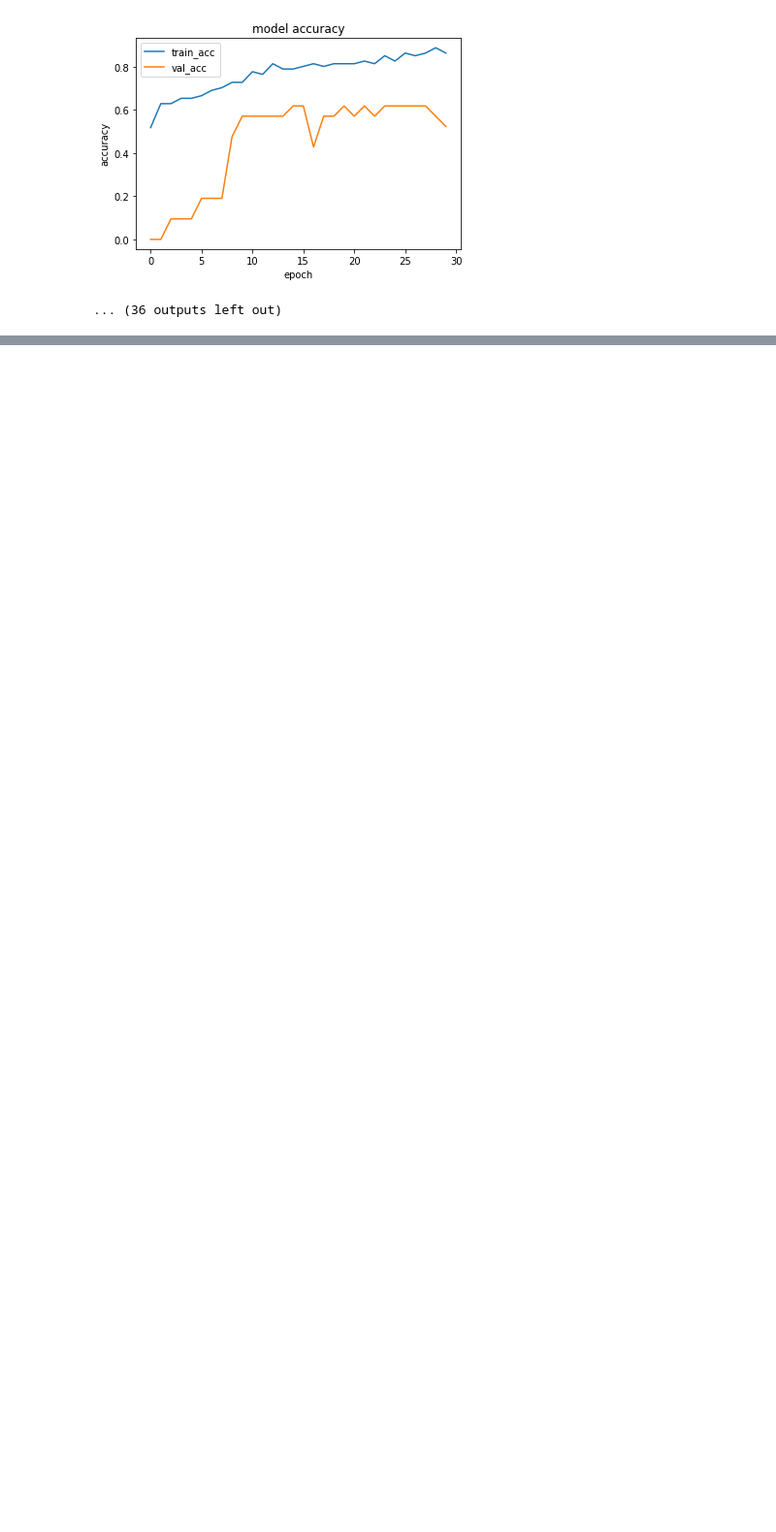
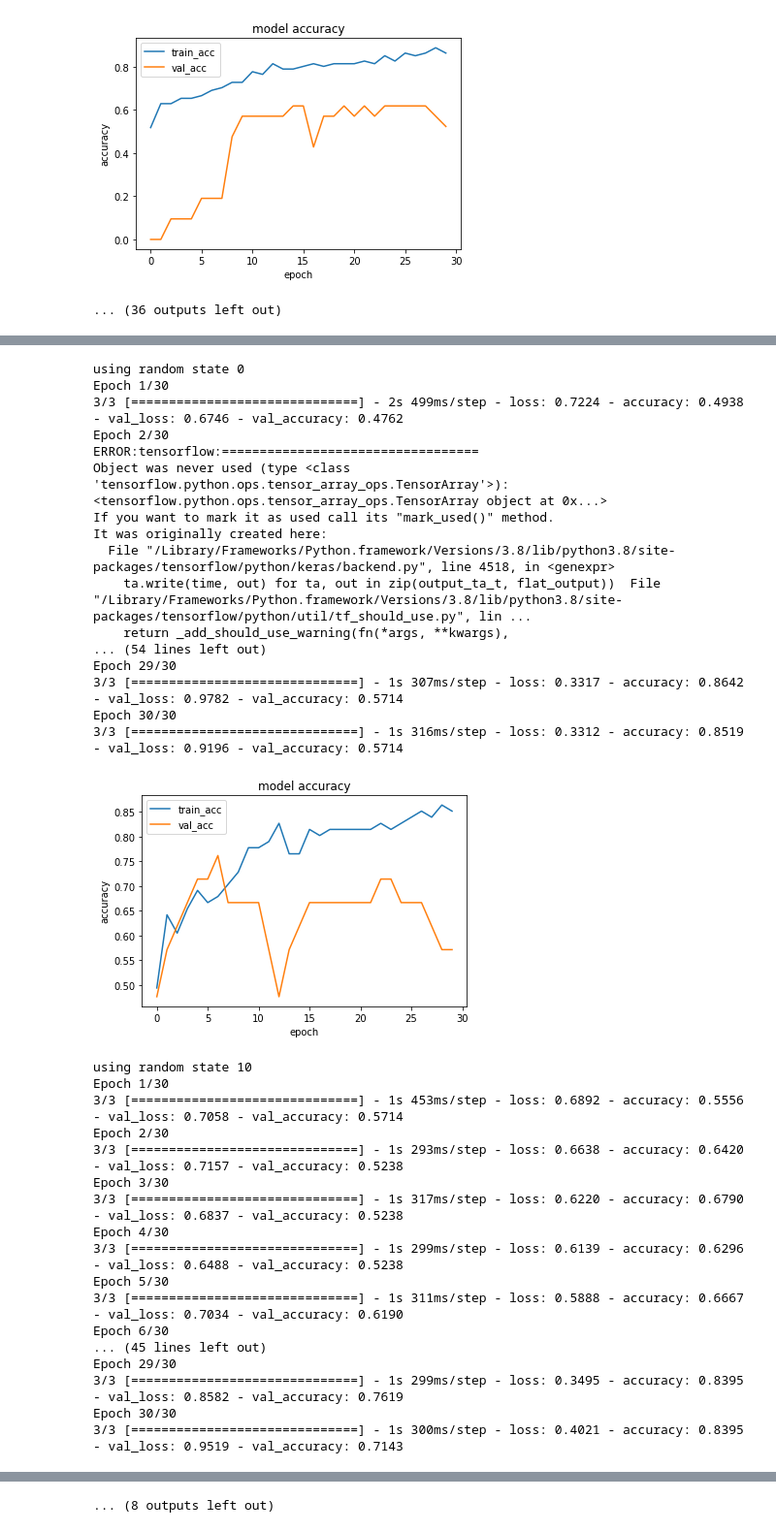
Before and after one commit to anish-lakkapragada/Hand-Classification-For-Autism-Diagnosis, a Jupyter notebook: Hand Flapping Classifier_2.ipynb, the cells around one changed output, grey strips where cells are left out. Shown at 97% size. Saved outputs shown, nothing was run; the diff lists cells and outputs as text; code cells hidden in the pictures; blank space fills up the shorter version.

```diff
--- a/Hand Flapping Classifier_2.ipynb
+++ b/Hand Flapping Classifier_2.ipynb
@@ -510,6 +519,51 @@ KeyboardInterrupt:
 # %%
 from sklearn.model_selection import train_test_split
 for random_state in [0, 10, 20, 30, 40, 50, 60, 70, 80, 90]:
     print(f"using random state {random_state}")
-    X_train, X_test, y_train, y_test = train_test_split(X, y, test_size = 0.2, random_state=100)
+    X_train, X_test, y_train, y_test = train_test_split(X, y, test_size = 0.2, random_state=random_state)
+    model = tf.keras.models.Sequential([
+        tf.keras.layers.LSTM(64, return_sequences = True),
+        tf.keras.layers.LSTM(128, return_sequences=False),
+        tf.keras.layers.Dense(1, activation = "sigmoid")
+    ])
+    model.compile(loss = "binary_crossentropy", optimizer = "Adam", metrics = ['accuracy'])
+
     history = model.fit(X_train, y_train, validation_data=(X_test, y_test), epochs = 30)
+
+    plot(history)
+# %% [output]
+using random state 0
+Epoch 1/30
+3/3 [==============================] - 2s 499ms/step - loss: 0.7224 - accuracy: 0.4938 - val_loss: 0.6746 - val_accuracy: 0.4762
+Epoch 2/30
+ERROR:tensorflow:==================================
+Object was never used (type <class 'tensorflow.python.ops.tensor_array_ops.TensorArray'>):
+<tensorflow.python.ops.tensor_array_ops.TensorArray object at 0x...>
+If you want to mark it as used call its "mark_used()" method.
+It was originally created here:
+  File "/Library/Frameworks/Python.framework/Versions/3.8/lib/python3.8/site-packages/tensorflow/python/keras/backend.py", line 4518, in <genexpr>
+    ta.write(time, out) for ta, out in zip(output_ta_t, flat_output))  File "/Library/Frameworks/Python.framework/Versions/3.8/lib/python3.8/site-packages/tensorflow/python/util/tf_should_use.py", lin ...
+    return _add_should_use_warning(fn(*args, **kwargs),
+... (54 lines left out)
+Epoch 29/30
+3/3 [==============================] - 1s 307ms/step - loss: 0.3317 - accuracy: 0.8642 - val_loss: 0.9782 - val_accuracy: 0.5714
+Epoch 30/30
+3/3 [==============================] - 1s 316ms/step - loss: 0.3312 - accuracy: 0.8519 - val_loss: 0.9196 - val_accuracy: 0.5714
+[figure, added]
+using random state 10
+Epoch 1/30
+3/3 [==============================] - 1s 453ms/step - loss: 0.6892 - accuracy: 0.5556 - val_loss: 0.7058 - val_accuracy: 0.5714
+Epoch 2/30
+3/3 [==============================] - 1s 293ms/step - loss: 0.6638 - accuracy: 0.6420 - val_loss: 0.7157 - val_accuracy: 0.5238
+Epoch 3/30
+3/3 [==============================] - 1s 317ms/step - loss: 0.6220 - accuracy: 0.6790 - val_loss: 0.6837 - val_accuracy: 0.5238
+Epoch 4/30
+3/3 [==============================] - 1s 299ms/step - loss: 0.6139 - accuracy: 0.6296 - val_loss: 0.6488 - val_accuracy: 0.5238
+Epoch 5/30
+3/3 [==============================] - 1s 311ms/step - loss: 0.5888 - accuracy: 0.6667 - val_loss: 0.7034 - val_accuracy: 0.6190
+Epoch 6/30
+... (45 lines left out)
+Epoch 29/30
+3/3 [==============================] - 1s 299ms/step - loss: 0.3495 - accuracy: 0.8395 - val_loss: 0.8582 - val_accuracy: 0.7619
+Epoch 30/30
+3/3 [==============================] - 1s 300ms/step - loss: 0.4021 - accuracy: 0.8395 - val_loss: 0.9519 - val_accuracy: 0.7143
@@ -515,0 +643 @@ for random_state in [0, 10, 20, 30, 40, 50, 60, 70, 80, 90]:
+... (8 outputs left out)
```
Also changed, not shown: parts of 7 cells of this notebook.
